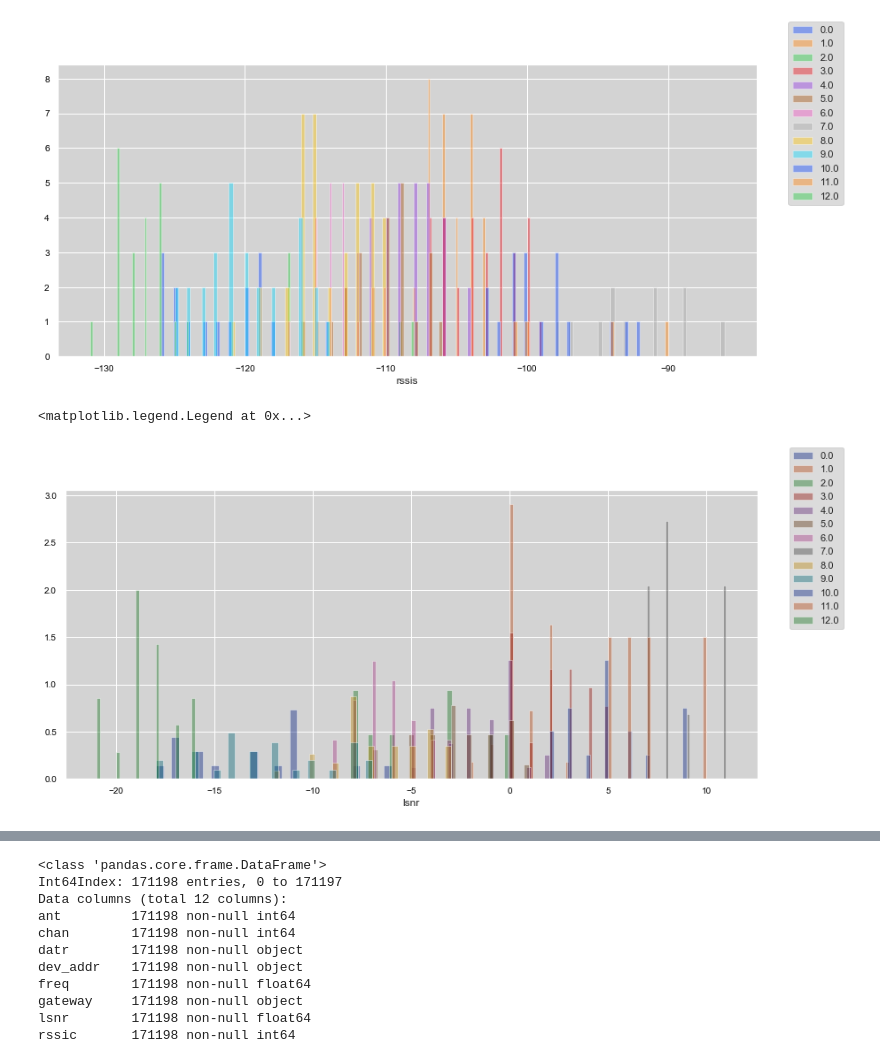
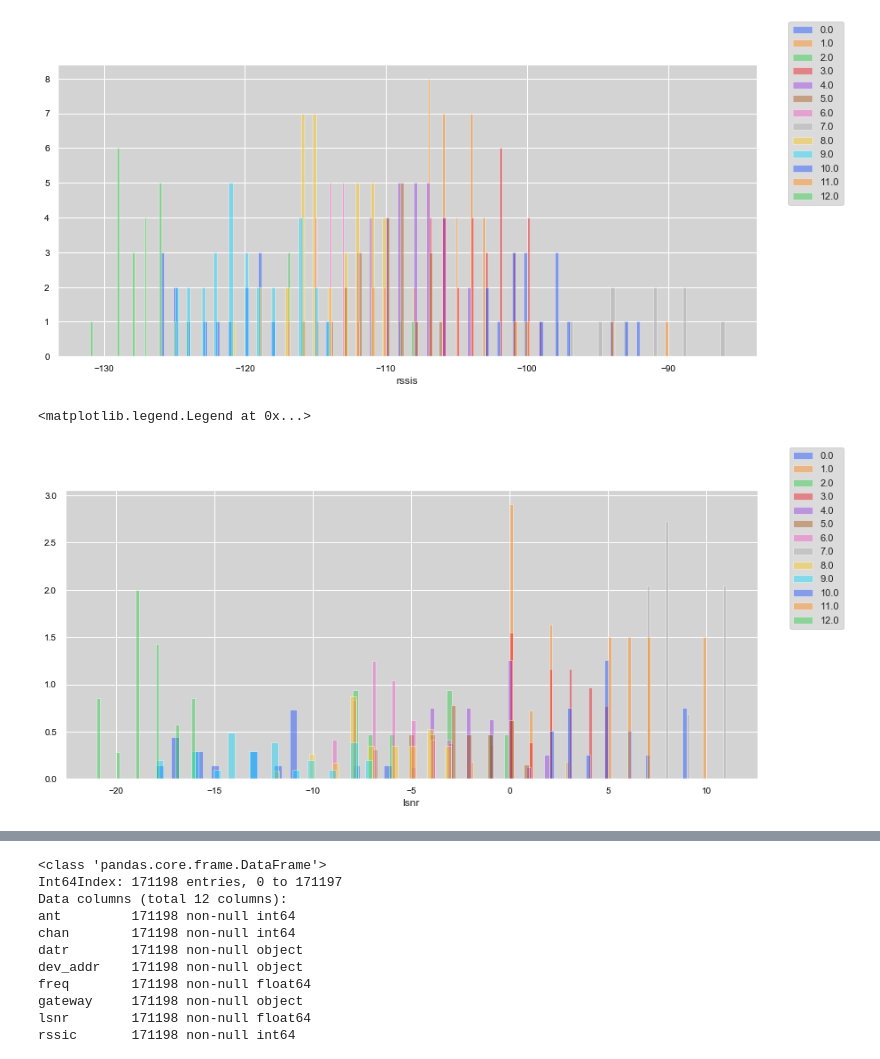
Before and after one commit to spiroskatsampiris/LoRaWAN, a Jupyter notebook: clean_data.ipynb, the cells around one changed output, grey strips where cells are left out. Saved outputs shown, nothing was run; the diff lists cells and outputs as text; code cells hidden in the pictures.

```diff
--- a/clean_data.ipynb
+++ b/clean_data.ipynb
@@ -530,13 +530,13 @@ fig.legend(labels=np.sort(labeled_df['label'].unique()))
 # %%
 fig = plt.figure(figsize=(14,6))
 sns.set(rc={'axes.facecolor':'lightgrey', 'figure.facecolor':'white','xtick.color':'black','ytick.color':'black'\
           , 'xtick.labelsize':'10', 'ytick.labelsize':'10'})
-sns.set_palette("dark")
+sns.set_palette("bright")
 for i in labeled_df['label'].unique():
     sns.distplot(labeled_df[labeled_df['label']==i]['lsnr'],label='label',kde=False,bins=30,norm_hist=True)
 fig.legend(labels=np.sort(labeled_df['label'].unique()))
 # %% [output]
 <matplotlib.legend.Legend at 0x...>
-[figure, old version]
+[figure, new version]
 # %%
 data = pd.merge(data,pd.DataFrame(labeled_df[['dev_addr','label']]),on = 'dev_addr')
```
Also changed, not shown: parts of 7 cells of this notebook.
